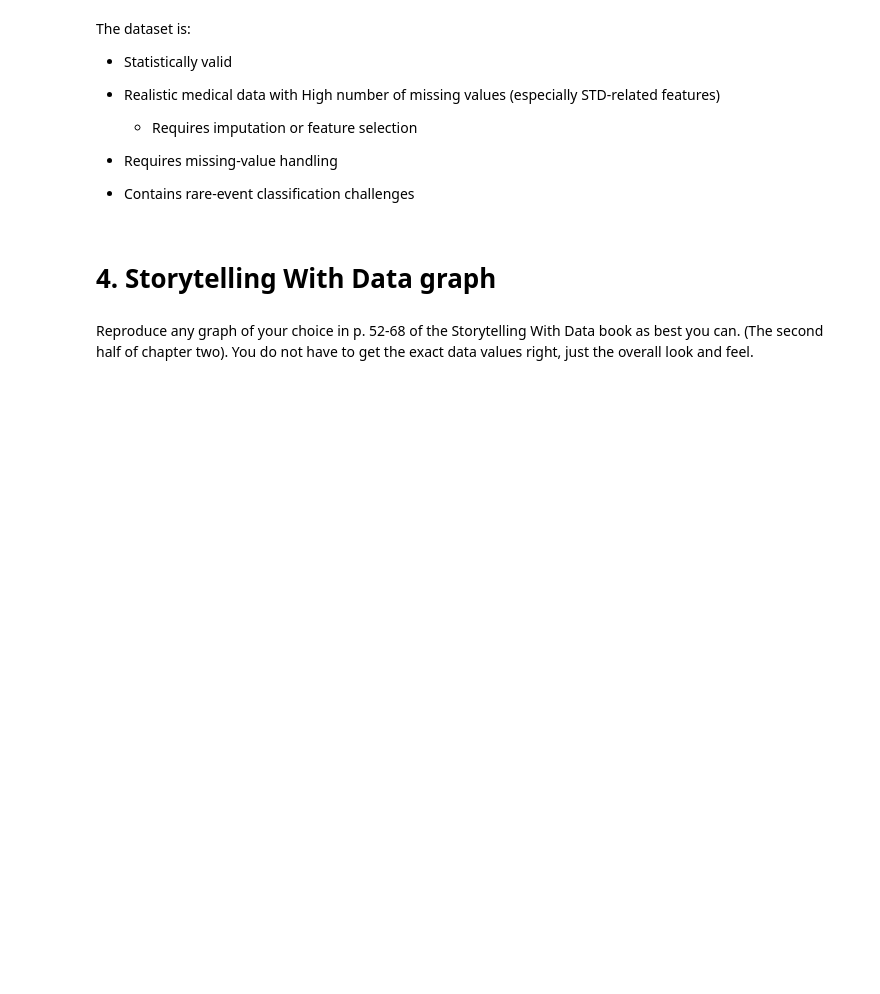
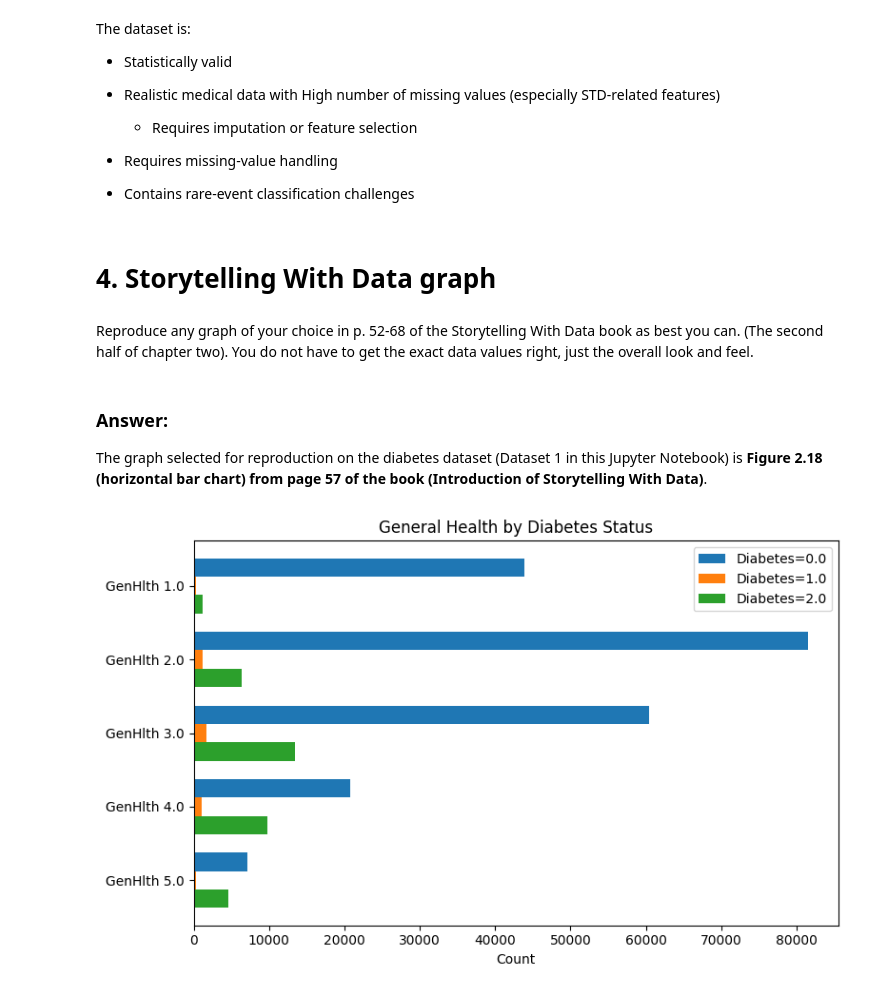
Before and after one commit to jasser-dh/Module-B-semester-2, a Jupyter notebook: OMDS-ModB2-Week4-Dhaouadi-Jasser.ipynb, the cells around one changed output. Drawn from its saved outputs; the diff is of its cells as text; code cells hidden in the pictures; blank space fills up the shorter version.

```diff
--- a/OMDS-ModB2-Week4-Dhaouadi-Jasser.ipynb
+++ b/OMDS-ModB2-Week4-Dhaouadi-Jasser.ipynb
@@ -1178,3 +1178,43 @@ The dataset is:
 # 4. Storytelling With Data graph
 # %% [markdown]
 Reproduce any graph of your choice in p. 52-68 of the Storytelling With Data book as best you can.  (The second half of chapter two).  You do not have to get the exact data values right, just the overall look and feel.
+# %% [markdown]
+### Answer:
+The graph selected for reproduction on the diabetes dataset (Dataset 1 in this Jupyter Notebook) is **Figure 2.18 (horizontal bar chart) from page 57 of the book (Introduction of Storytelling With Data)**.
+# %%
+# Use existing categorical variables:
+# GenHlth (1–5) as categories
+# Diabetes_012 (0,1,2) as multiple series
+
+counts = (
+    df_cdc_diabetes.groupby(["GenHlth", "Diabetes_012"])
+      .size()
+      .unstack("Diabetes_012")
+      .fillna(0)
+      .sort_index()
+)
+
+categories = counts.index.astype(str)
+series_labels = counts.columns.astype(str)
+
+y = np.arange(len(categories))
+h = 0.25
+
+fig, ax = plt.subplots(figsize=(8, 5))
+
+# Horizontal grouped bars
+for i, col in enumerate(counts.columns):
+    ax.barh(y + (i - 1)*h, counts[col], height=h, label=f"Diabetes={col}")
+
+ax.set_yticks(y)
+ax.set_yticklabels([f"GenHlth {c}" for c in categories])
+ax.invert_yaxis()
+
+ax.set_xlabel("Count")
+ax.set_title("General Health by Diabetes Status")
+
+ax.legend()
+plt.tight_layout()
+plt.show()
+# %% [output]
+[figure, added]
```
